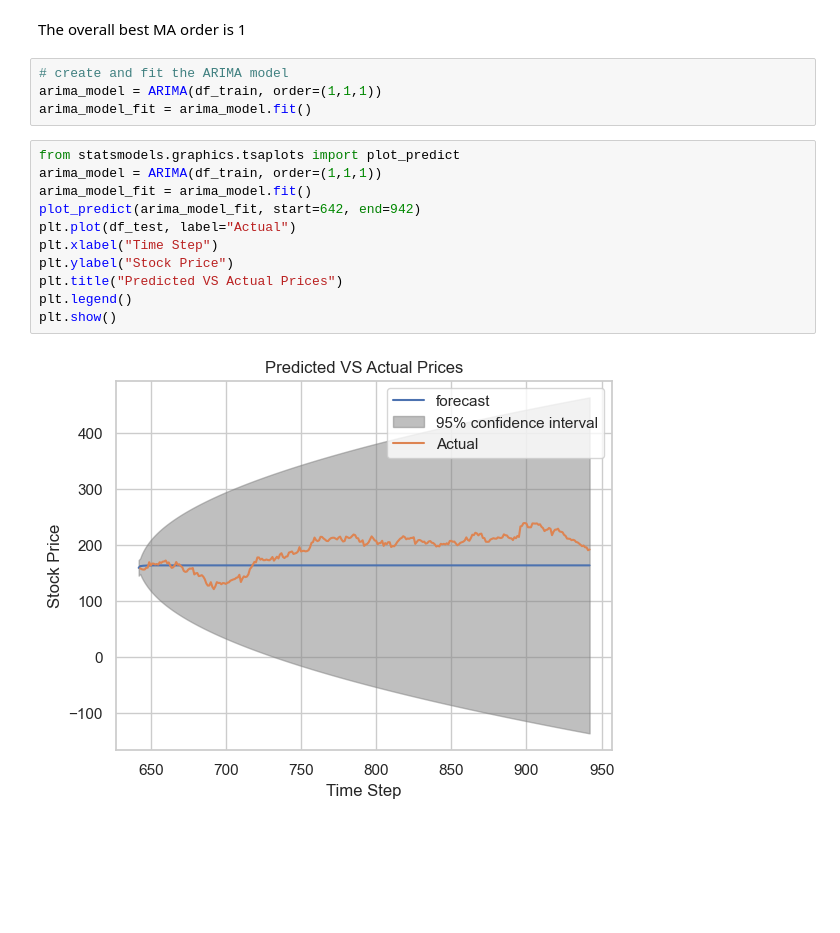
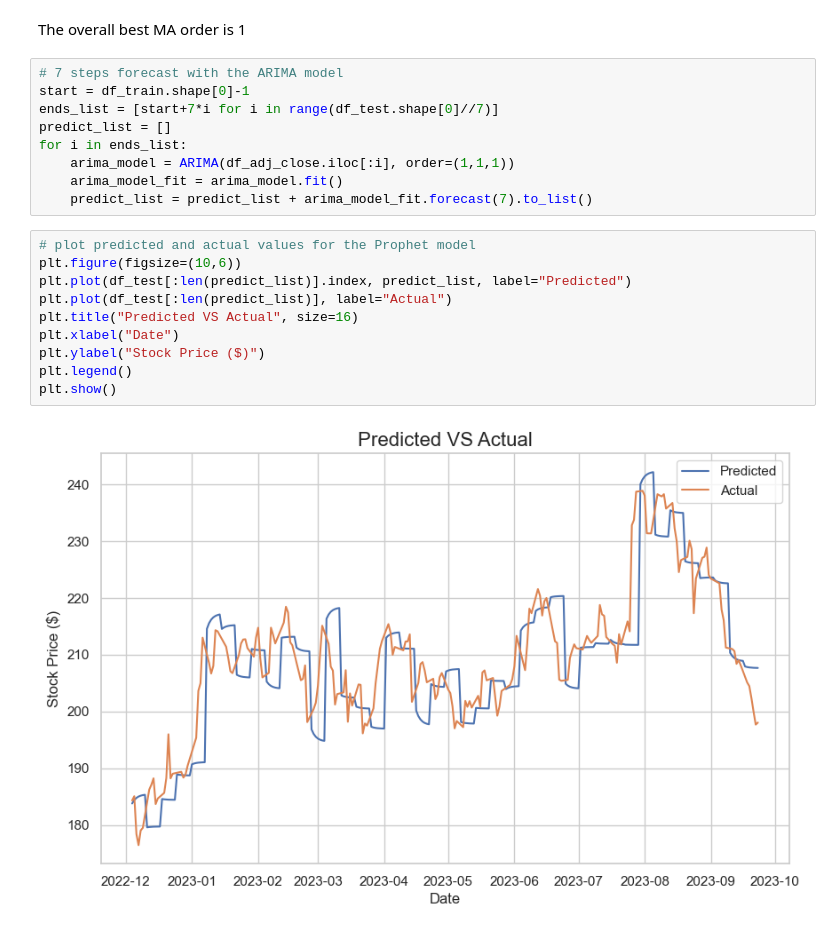
Before and after one commit to Mahdi-Kriaa/Stock_Price_Forecasting, a Jupyter notebook: Stock_Price_Forecasting.ipynb, the cells around one changed output. Drawn from its saved outputs; the diff is of its cells as text; blank space fills up the shorter version.

```diff
--- a/Stock_Price_Forecasting.ipynb
+++ b/Stock_Price_Forecasting.ipynb
@@ -134,21 +120,25 @@ Warnings:
 [1] Covariance matrix calculated using the outer product of gradients (complex-step).
 # %% [markdown]
 The overall best MA order is 1
-# %%
-# create and fit the ARIMA model
-arima_model = ARIMA(df_train, order=(1,1,1))
-arima_model_fit = arima_model.fit()
-# %%
-from statsmodels.graphics.tsaplots import plot_predict
-arima_model = ARIMA(df_train, order=(1,1,1))
-arima_model_fit = arima_model.fit()
-plot_predict(arima_model_fit, start=642, end=942)
-plt.plot(df_test, label="Actual")
-plt.xlabel("Time Step")
-plt.ylabel("Stock Price")
-plt.title("Predicted VS Actual Prices")
-plt.legend()
-plt.show()
-# %% [output]
-[figure, removed]
+# %%
+# 7 steps forecast with the ARIMA model
+start = df_train.shape[0]-1
+ends_list = [start+7*i for i in range(df_test.shape[0]//7)]
+predict_list = []
+for i in ends_list:
+    arima_model = ARIMA(df_adj_close.iloc[:i], order=(1,1,1))
+    arima_model_fit = arima_model.fit()
+    predict_list = predict_list + arima_model_fit.forecast(7).to_list()
+# %%
+# plot predicted and actual values for the Prophet model
+plt.figure(figsize=(10,6))
+plt.plot(df_test[:len(predict_list)].index, predict_list, label="Predicted")
+plt.plot(df_test[:len(predict_list)], label="Actual")
+plt.title("Predicted VS Actual", size=16)
+plt.xlabel("Date")
+plt.ylabel("Stock Price ($)")
+plt.legend()
+plt.show()
+# %% [output]
+[figure, added]
 # %%
```
Also changed, not shown: parts of 31 cells of this notebook.
